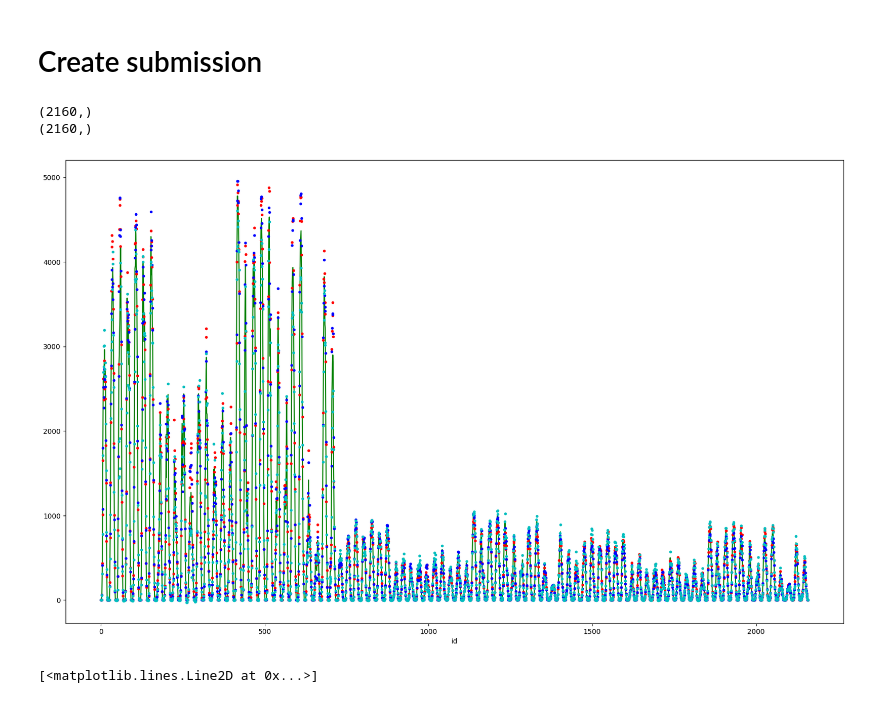
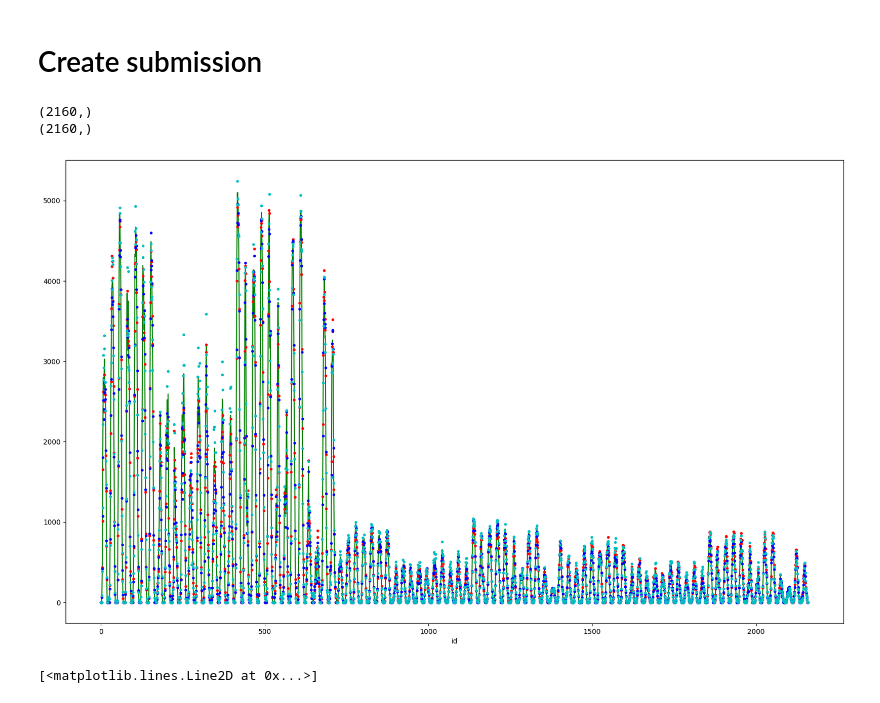
Before and after one commit to Hansstem/TDT4173-ML, a Jupyter notebook: delivery_notebooks/Short_notebook_1_AGNorm_MQ.ipynb, the cells around one changed output. Saved outputs shown, nothing was run; the diff lists cells and outputs as text; code cells hidden in the pictures.

```diff
--- a/delivery_notebooks/Short_notebook_1_AGNorm_MQ.ipynb
+++ b/delivery_notebooks/Short_notebook_1_AGNorm_MQ.ipynb
@@ -806,9 +806,6 @@ print(Y_train[0].head())
 Name: pv_measurement, dtype: float64
 # %% [markdown]
 ### AutoGluon
-# %%
-for i in range(len(X_train_ag)):
-    X_train_ag[i].drop(columns=['date_forecast', 'index'], inplace=True)
 # %%
 X_train_ag[0].columns
 # %% [output]
@@ -889,5 +884,5 @@ from autogluon.tabular import TabularDataset, TabularPredictor
 
 joined = pd.merge(X_comb, Y_comb, left_index=True, right_index=True)
 train = TabularDataset(joined)
-predictor = TabularPredictor(label="pv_measurement", eval_metric='mae').fit(train_data=train, presets='best_quality', time_limit=7200) #, presets='good_quality', time_limit=3600)
+predictor = TabularPredictor(label="pv_measurement", eval_metric='mae').fit(train_data=train, presets='medium_quality') #, presets='good_quality', time_limit=3600)
 # %% [output]
@@ -1039,6 +1006,13 @@ for i in range(len(y_pred)):
     else:
         if y_pred_cat[i] < 10:
             y_pred_cat[i] = 0
+
+    if i < 720:
+        if y_pred_ag[i] < 20:
+            y_pred_ag[i] = 0
+    else:
+        if y_pred_ag[i] < 10:
+            y_pred_ag[i] = 0
 # %% [markdown]
 # Create submission
 # %%
@@ -1068,24 +1042,24 @@ submission.to_csv('submissions/submission_SH1_ag.csv', index=False)
 # %%
 best_submission = pd.read_csv('../model_notebooks/submissions/submission_cat.csv')
-second_best_sub = pd.read_csv('./submissions/submission_SH1_cat_ag.csv')
-ag = pd.read_csv('./submissions/submission_SH1_ag.csv')
+second_best_sub = pd.read_csv('./submissions/submission_SH1_m_cat_ag.csv')
+ag = pd.read_csv('./submissions/submission_SH1_m_ag.csv')
 cat = pd.read_csv('./submissions/submission_SH1_cat.csv')
 cat_2 = pd.read_csv('./submissions/submission_SH1_cat_2.csv')
 
 print(y_pred.shape)
 print(best_submission['prediction'].shape)
 plt.figure(figsize=(20,12))
 
 plt.plot(second_best_sub['prediction'], 'g')
 plt.plot(best_submission['prediction'], 'r.')
 plt.plot(cat['prediction'], 'b.')
 plt.plot(ag['prediction'], 'c.')
 plt.xlabel("id")
 plt.show()
 # %% [output]
 (2160,)
 (2160,)
-[figure, old version]
+[figure, new version]
 # %%
 diff_cat = cat_2['prediction']-cat['prediction']
 plt.figure(figsize=(20,12))
```
Also changed, not shown: parts of 9 cells of this notebook.
